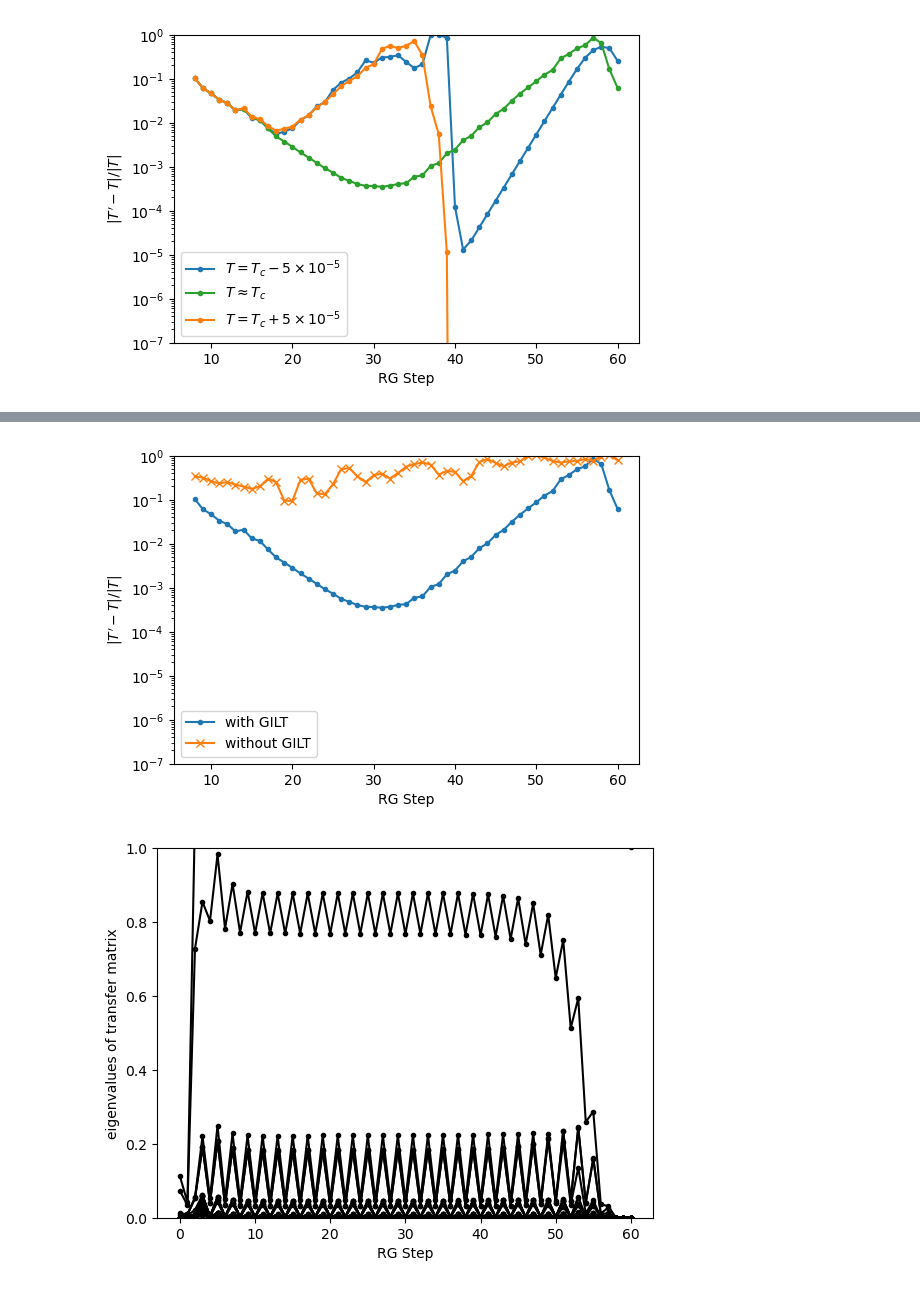
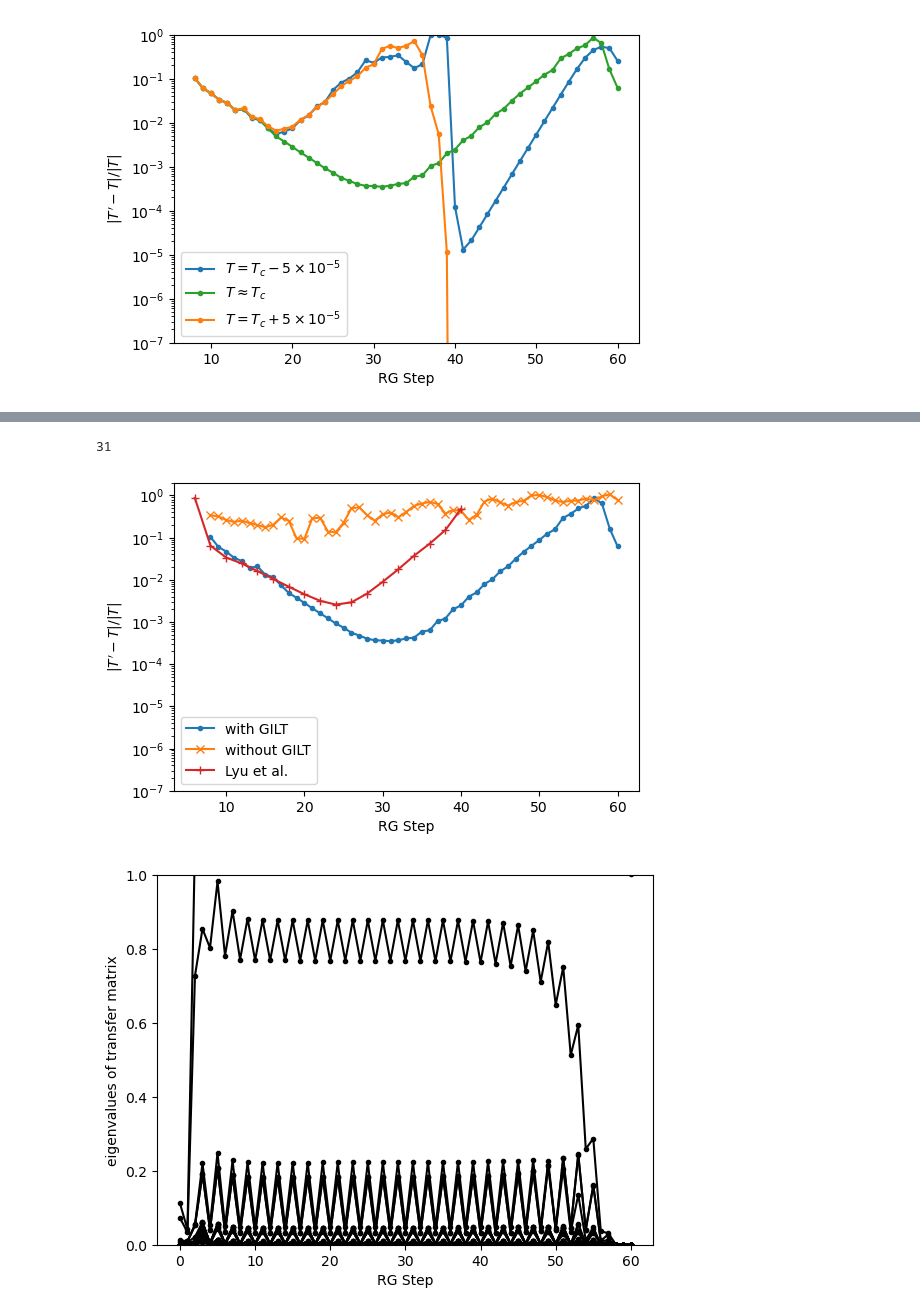
Before and after one commit to fangzhangmnm/TensorRenormalizationGroup, a Jupyter notebook: flow_plot.ipynb, the cells around one changed output, grey strips where cells are left out. Cells and saved outputs as stored; diff of their text form; code cells hidden in the pictures.

```diff
--- a/flow_plot.ipynb
+++ b/flow_plot.ipynb
@@ -52,3 +57,18 @@ plt.legend()
 plt.show()
 # %% [output]
 [figure]
+# %%
+
+data_bl=pd.read_csv('data/brucelyu_RGFlow.csv', names=['step','diff'])
+data_bl['step']=np.round(data_bl['step'])
+nan=np.nan
+data_bl2=[nan, nan, nan, 0.8726555699267595, 0.06428511976134305, 0.033698421248755286, 0.024374800277330032, 0.01608407229004905, 0.010500926948216202, 0.006862826283707541, 0.0045363133628707804, 0.003184994610800075, 0.002584024449412908, 0.00291787465944067, 0.00470584502575381, 0.008965150382915676, 0.017759004968284878, 0.03718689110107781, 0.07173133681490813, 0.150751768601062, 0.4791916934004587, nan, nan, nan, nan, 0.0, 0.0, 0.0, 0.0, 0.0, 0.0]
+data_bl2x=np.arange(0,len(data_bl2))*2
+
+plt.plot(data_bl['step'],data_bl['diff'],'.-')
+plt.plot(data_bl2x,data_bl2,'.-')
+plt.yscale('log')
+#plt.ylim(1e-2,1)
+plt.xlabel('RG Step')
+plt.ylabel(r"$|T'-T|/|T|$")
+plt.show()
@@ -55,15 +77,21 @@ plt.show()
+# %%
+len(data_bl2)
+# %% [output]
+31
 # %%
 plt.figure(figsize=(6,4))
 plt.plot(curveM['layer'],curveM['diff'],'.-',color='C0',label='with GILT')
 plt.plot(curveNG['layer'],curveNG['diff'],'x-',color='C1',label='without GILT')
+# plt.plot(data_bl['step'],data_bl['diff'],'+-',color='C2',label='Brucelyu')
+plt.plot(data_bl2x,data_bl2,'+-',color='C3',label='Lyu et al.')
 plt.yscale('log')
-plt.ylim(1e-7,1)
+plt.ylim(1e-7,2)
 plt.xlabel('RG Step')
 plt.ylabel(r"$|T'-T|/|T|$")
 plt.legend()
 plt.show()
 # %% [output]
-[figure, old version]
+[figure, new version]
 # %%
 curve1M=show_scaling_dimensions(TsM,num_scaling_dims=32,display=True,stride=1,is_HOTRG=True,reference_center_charge=.5)
 curve1NG=show_scaling_dimensions(TsNG,num_scaling_dims=32,display=True,stride=1,is_HOTRG=True,reference_center_charge=.5)
```
Also changed, not shown: parts of 3 cells of this notebook, 12 other files.
